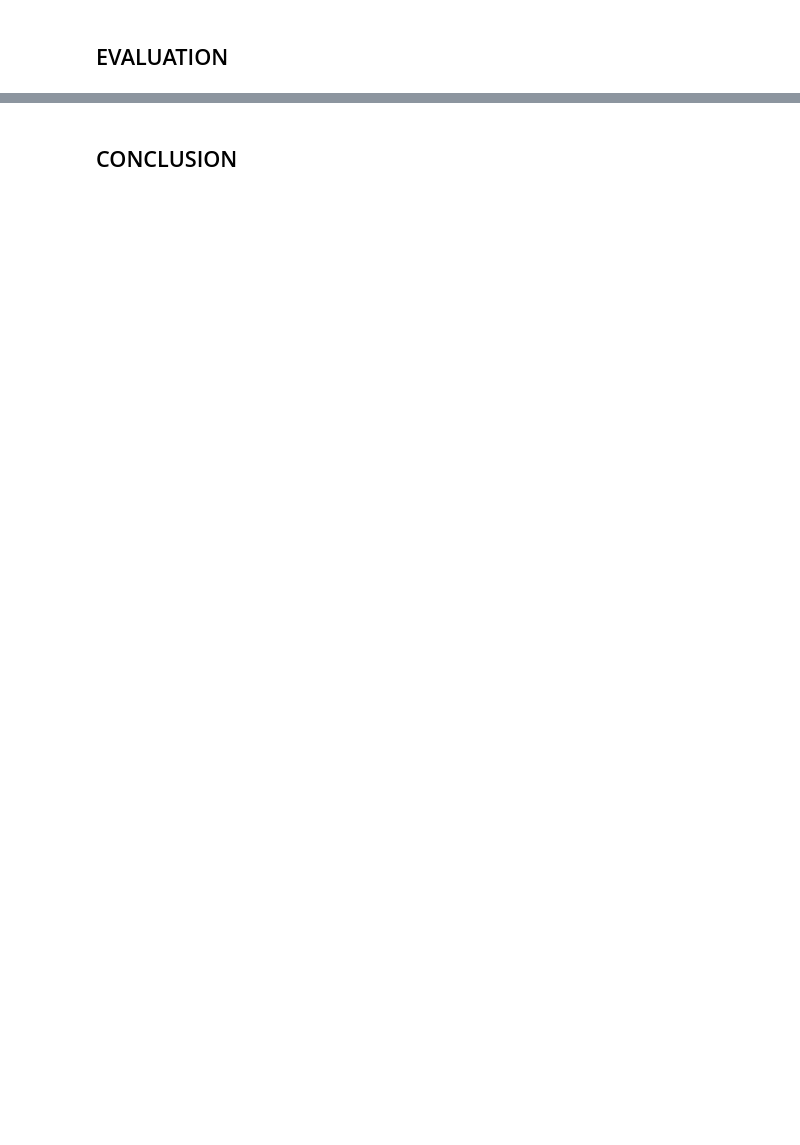
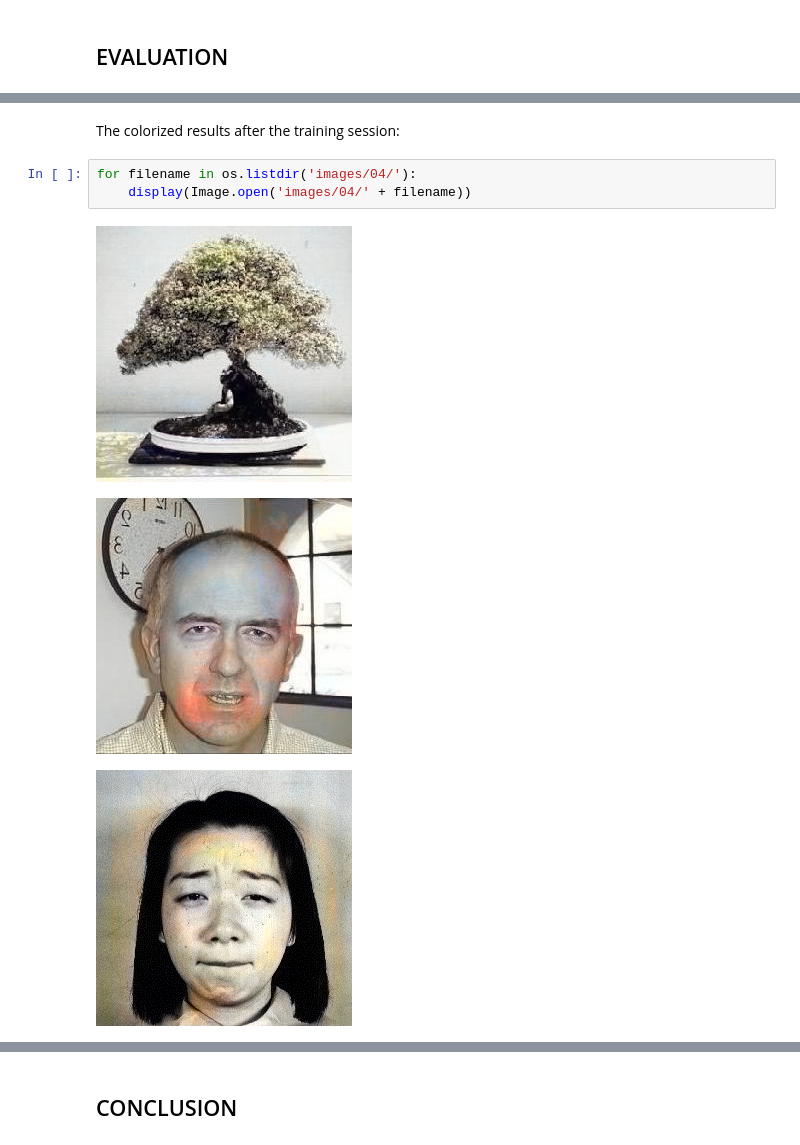
Before and after one commit to SebastianAT/image_Colorizer, a Jupyter notebook: src/Report/Report.ipynb, the cells around one changed output, grey strips where cells are left out. Drawn from its saved outputs; the diff is of its cells as text; blank space fills up the shorter version.

```diff
--- a/src/Report/Report.ipynb
+++ b/src/Report/Report.ipynb
@@ -129,0 +227,9 @@ model.summary()
+# %% [markdown]
+The colorized results after the training session:
+# %%
+for filename in os.listdir('images/04/'):
+    display(Image.open('images/04/' + filename))
+# %% [output]
+[figure, added]
+[figure, added]
+[figure, added]
```
Also changed, not shown: parts of 15 cells of this notebook, 27 other files.
